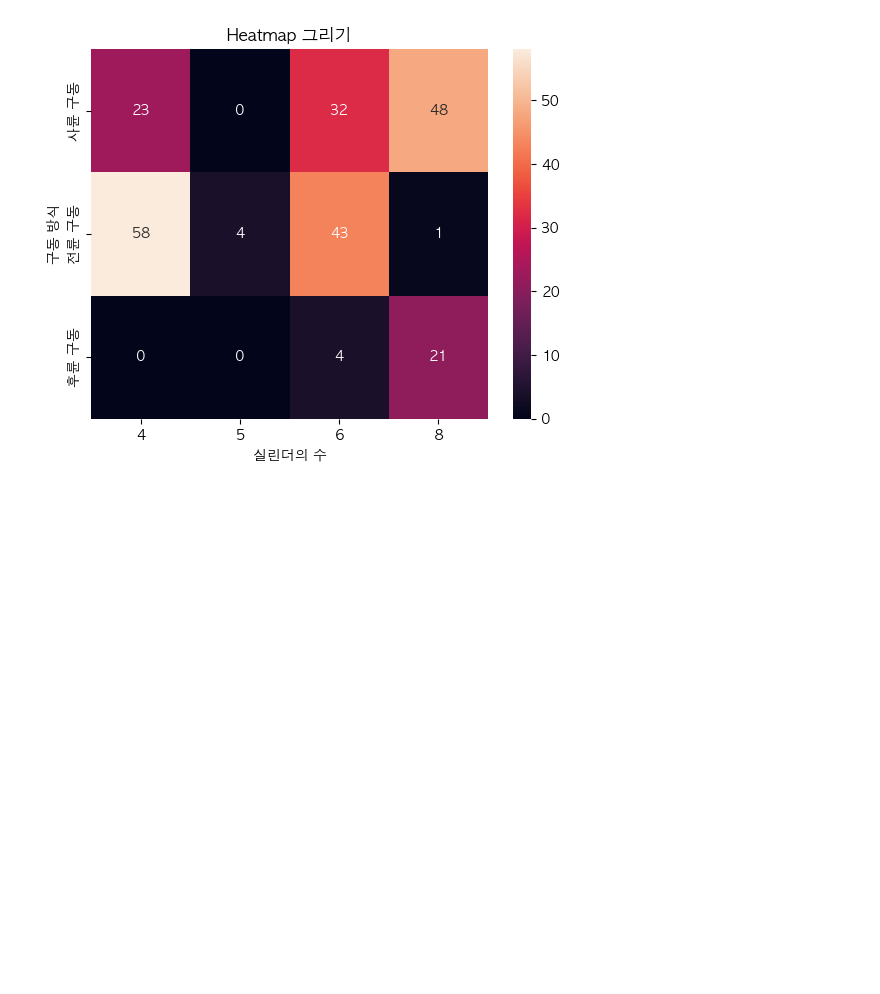
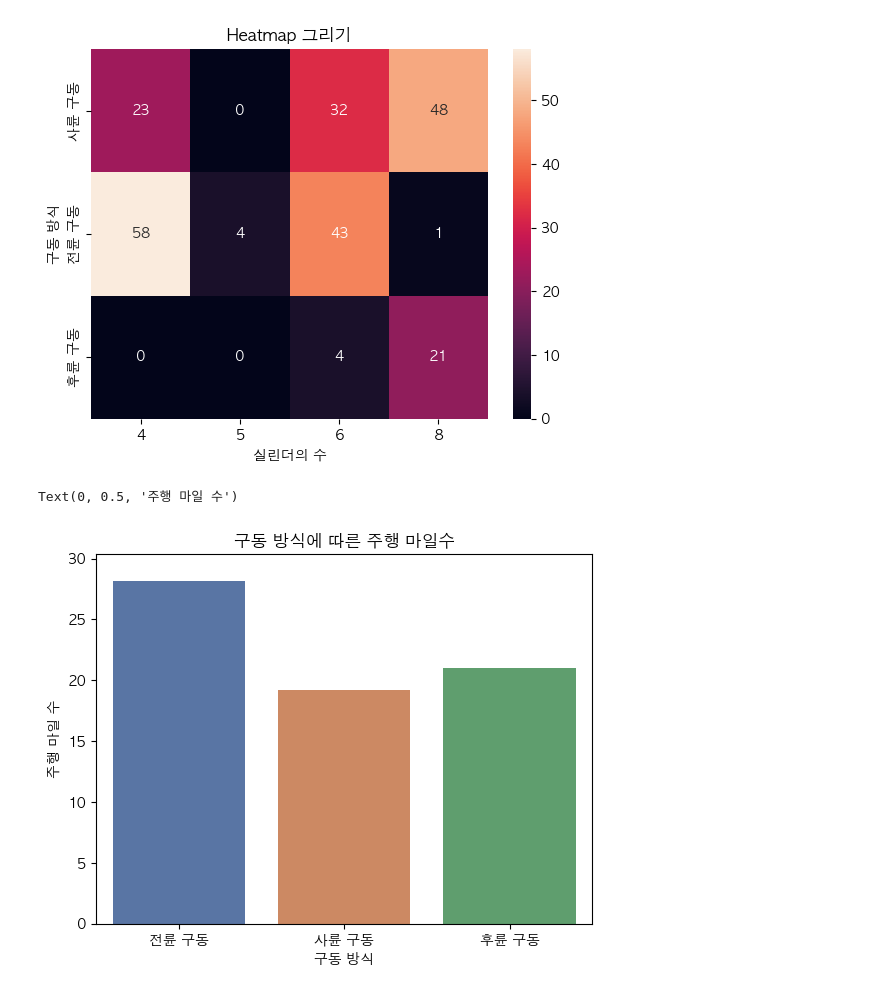
Before and after one commit to DowonMo/Visualization, a Jupyter notebook: 5_0_vehicle.ipynb, the cells around one changed output. Drawn from its saved outputs; the diff is of its cells as text; code cells hidden in the pictures; blank space fills up the shorter version.

```diff
--- a/5_0_vehicle.ipynb
+++ b/5_0_vehicle.ipynb
@@ -195,3 +199,14 @@ ax.set_ylabel('구동 방식')
 # %% [output]
 Text(50.722222222222214, 0.5, '구동 방식')
 [figure]
+# %%
+# 바 차트(x = 구동 방식, y = 주행 마일수)
+
+plt.figure()
+ax = sns.barplot(data = df, x = 'drv', y = 'hwy', palette='deep', errwidth = 0)
+ax.set_title('구동 방식에 따른 주행 마일수')
+ax.set_xlabel('구동 방식')
+ax.set_ylabel('주행 마일 수')
+# %% [output]
+Text(0, 0.5, '주행 마일 수')
+[figure, added]
```
Also changed, not shown: parts of 3 cells of this notebook.
